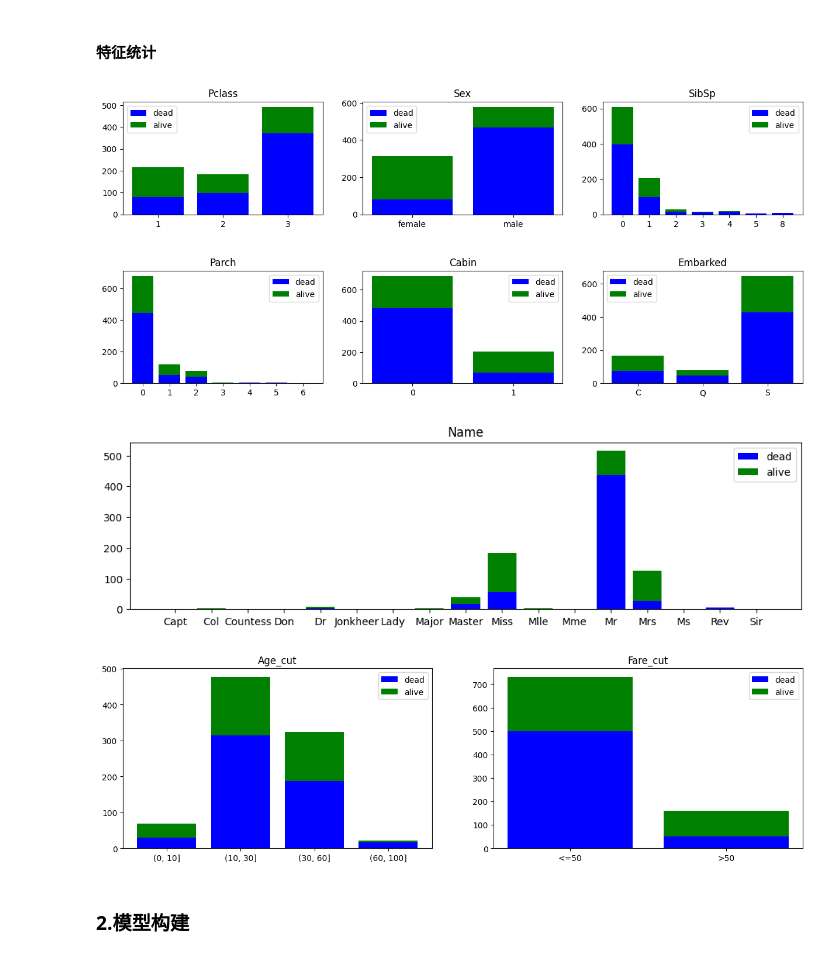
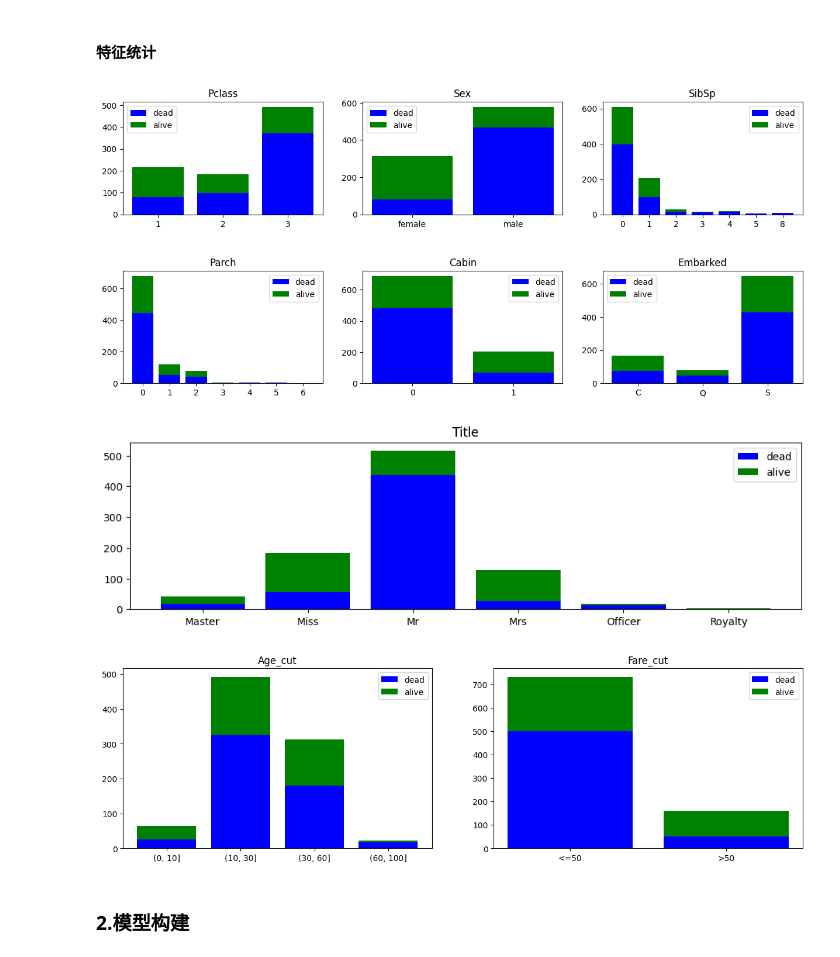
Before and after one commit to baqiyansheng/Titanic, a Jupyter notebook: src/titanic.ipynb, the cells around one changed output. Saved outputs shown, nothing was run; the diff lists cells and outputs as text; code cells hidden in the pictures.

```diff
--- a/src/titanic.ipynb
+++ b/src/titanic.ipynb
@@ -94,9 +94,46 @@ def fill_age(data):
     # 填充缺失值
     data.loc[data['Age'].isnull(), 'Age'] = predicted_age
     # return data
+# %%
+import pandas as pd
+import seaborn as sns
+
+def add_title(full):
+    #构造新特征Title
+    full['Title']=full['Name'].map(lambda x:x.split(',')[1].split('.')[0].strip())
+    #查看title数据分布
+    # display(full['Title'].value_counts())
+    # display(full)
+
+    #将title信息进行整合
+    TitleDict = {}
+    TitleDict['Mr'] = 'Mr'
+    TitleDict['Mlle'] = 'Miss'
+    TitleDict['Miss'] = 'Miss'
+    TitleDict['Master'] = 'Master'
+    TitleDict['Jonkheer'] = 'Master'
+    TitleDict['Mme'] = 'Mrs'
+    TitleDict['Ms'] = 'Mrs'
+    TitleDict['Mrs'] = 'Mrs'
+    TitleDict['Don'] = 'Royalty'
+    TitleDict['Sir'] = 'Royalty'
+    TitleDict['the Countess'] = 'Royalty'
+    TitleDict['Dona'] = 'Royalty'
+    TitleDict['Lady'] = 'Royalty'
+    TitleDict['Capt'] = 'Officer'
+    TitleDict['Col'] = 'Officer'
+    TitleDict['Major'] = 'Officer'
+    TitleDict['Dr'] = 'Officer'
+    TitleDict['Rev'] = 'Officer'
+
+    full['Title'] = full['Title'].map(TitleDict)
+    # display(full['Title'].value_counts())
+    # sns.barplot(data=full, x='Title', y='Survived')
+# add_title(train)
+# add_title(test)
 # %%
 import csv
-def data_process(data,type=2):
+def data_process(data,type=1):
     # 缺失的登船地点直接用众数填充
     data['Embarked'].fillna(data['Embarked'].mode()[0], inplace=True)
 
@@ -115,6 +152,8 @@ def data_process(data,type=2):
         # 用随机森林模型填充Age缺失值
         fill_age(data)
 
+    # 添加title属性
+    add_title(data)
 
     # # 船舱号缺失值过多，只考虑有无船舱号
     data['Cabin'].fillna(0, inplace=True)
@@ -198,36 +243,36 @@ plt.subplot(3, 3, 4)
 plot_bar('Parch')
 plt.subplot(3, 3, 5)
 plot_bar('Cabin')
 plt.subplot(3, 3, 6)
 plot_bar('Embarked')
 plt.figure(figsize=(40, 10))
 plt.subplot(3, 3, 7)
-plot_bar('Name')
+plot_bar('Title')
 plt.show()
 
 # 年龄划分为四个区间：0~10为儿童；10~30为年轻人；30~60为中年人；60以上为老年人
 # 新建一列 Age_cut，字符串类型
 train['Age_cut'] = '(0, 10]'
 # 将年龄划分为四个区间
 train.loc[train['Age'] > 10, 'Age_cut'] = '(10, 30]'
 train.loc[train['Age'] > 30, 'Age_cut'] = '(30, 60]'
 train.loc[train['Age'] > 60, 'Age_cut'] = '(60, 100]'
 # 画出年龄分布
 plt.figure(figsize=(15, 10))
 plt.subplots_adjust(hspace=0.5)
 plt.subplot(2, 2, 1)
 plot_bar('Age_cut')
 # 票价每 50 为一个区间
 train['Fare_cut'] = '<=50'
 train.loc[train['Fare'] > 50, 'Fare_cut'] = '>50'
 plt.subplot(2, 2, 2)
 plot_bar('Fare_cut')
 plt.show()
 train.drop(['Age_cut', 'Fare_cut'], axis=1, inplace=True)
 # %% [output]
 [figure]
-[figure, old version]
+[figure, new version]
-[figure, old version]
+[figure, new version]
 # %% [markdown]
 ### 2.模型构建
 # %% [markdown]
```
Also changed, not shown: parts of 9 cells of this notebook, 11 other files.
